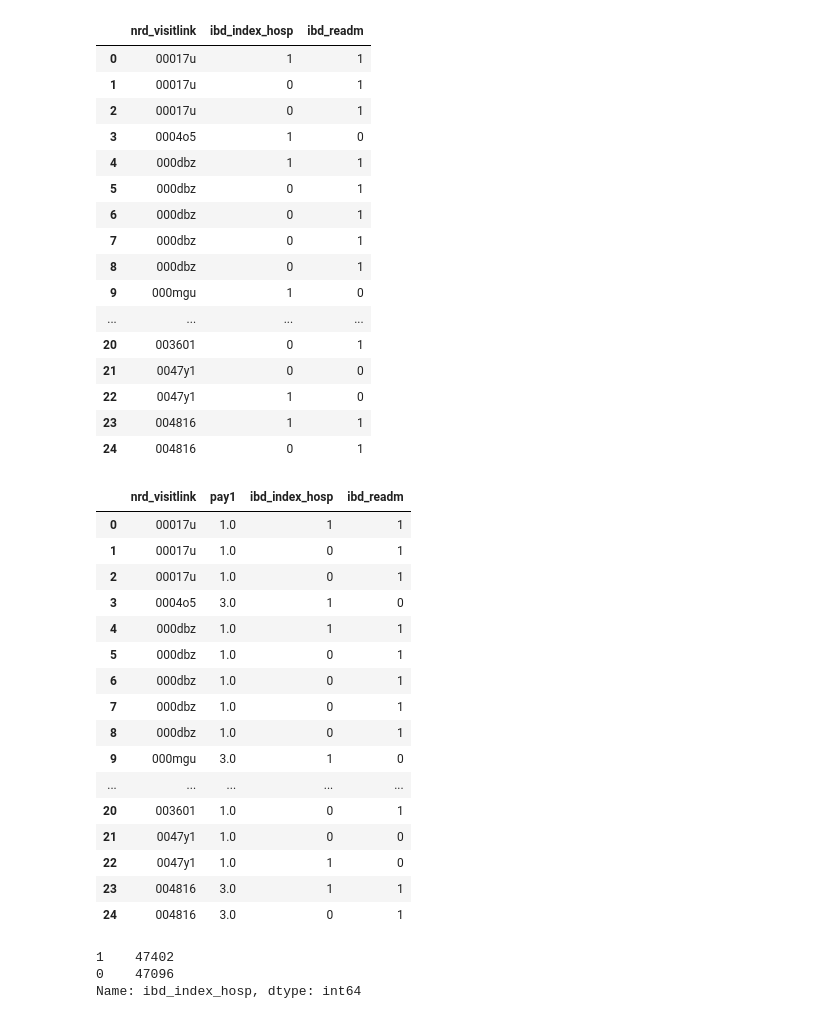
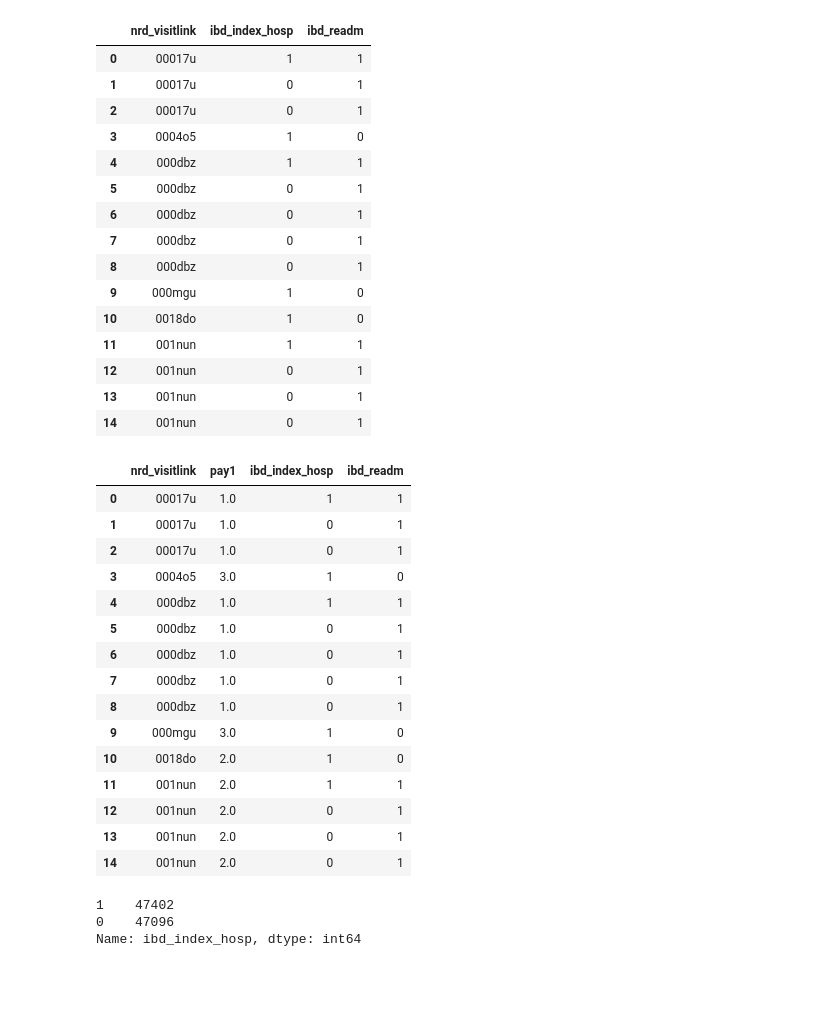
Before and after one commit to jgabunilas/IBD-final-project, a Jupyter notebook: NRD 2013 - machine learning (nghia).ipynb, the cells around one changed output. Drawn from its saved outputs; the diff is of its cells as text; code cells hidden in the pictures; blank space fills up the shorter version.

```diff
--- a/NRD 2013 - machine learning (nghia).ipynb
+++ b/NRD 2013 - machine learning (nghia).ipynb
@@ -92,7 +122,7 @@ for index, row in df_copy[['nrd_visitlink','ibd_readm']].iterrows():
 readm_list = list(readm_set)
 
 df_copy.loc[df_copy.nrd_visitlink.isin(readm_list), 'ibd_readm'] = '1'
-df_copy[['nrd_visitlink','ibd_index_hosp', 'ibd_readm']].head(25)
+df_copy[['nrd_visitlink','ibd_index_hosp', 'ibd_readm']].head(15)
 # %% [output]
 |  | nrd_visitlink | ibd_index_hosp | ibd_readm |
 | 0 | 00017u | 1 | 1 |
@@ -105,34 +135,32 @@ df_copy[['nrd_visitlink','ibd_index_hosp', 'ibd_readm']].head(25)
 | 7 | 000dbz | 0 | 1 |
 | 8 | 000dbz | 0 | 1 |
 | 9 | 000mgu | 1 | 0 |
-| ... | ... | ... | ... |
-| 20 | 003601 | 0 | 1 |
-| 21 | 0047y1 | 0 | 0 |
-| 22 | 0047y1 | 1 | 0 |
-| 23 | 004816 | 1 | 1 |
-| 24 | 004816 | 0 | 1 |
+| 10 | 0018do | 1 | 0 |
+| 11 | 001nun | 1 | 1 |
+| 12 | 001nun | 0 | 1 |
+| 13 | 001nun | 0 | 1 |
+| 14 | 001nun | 0 | 1 |
 # %%
 # df_copy['ibd_readm'] = df_copy['ibd_readm'].fillna(0)
 
-df_copy[['nrd_visitlink', 'pay1', 'ibd_index_hosp', 'ibd_readm']].head(25)
+df_copy[['nrd_visitlink', 'pay1', 'ibd_index_hosp', 'ibd_readm']].head(15)
 # %% [output]
 |  | nrd_visitlink | pay1 | ibd_index_hosp | ibd_readm |
 | 0 | 00017u | 1.0 | 1 | 1 |
 | 1 | 00017u | 1.0 | 0 | 1 |
 | 2 | 00017u | 1.0 | 0 | 1 |
 | 3 | 0004o5 | 3.0 | 1 | 0 |
 | 4 | 000dbz | 1.0 | 1 | 1 |
 | 5 | 000dbz | 1.0 | 0 | 1 |
 | 6 | 000dbz | 1.0 | 0 | 1 |
 | 7 | 000dbz | 1.0 | 0 | 1 |
 | 8 | 000dbz | 1.0 | 0 | 1 |
 | 9 | 000mgu | 3.0 | 1 | 0 |
-| ... | ... | ... | ... | ... |
-| 20 | 003601 | 1.0 | 0 | 1 |
-| 21 | 0047y1 | 1.0 | 0 | 0 |
-| 22 | 0047y1 | 1.0 | 1 | 0 |
-| 23 | 004816 | 3.0 | 1 | 1 |
-| 24 | 004816 | 3.0 | 0 | 1 |
+| 10 | 0018do | 2.0 | 1 | 0 |
+| 11 | 001nun | 2.0 | 1 | 1 |
+| 12 | 001nun | 2.0 | 0 | 1 |
+| 13 | 001nun | 2.0 | 0 | 1 |
+| 14 | 001nun | 2.0 | 0 | 1 |
 # %%
 # Number of index hospitalizations
 index_hosp_counts = df_copy['ibd_index_hosp'].value_counts()
```
Also changed, not shown: parts of 37 cells of this notebook, 1 other file.
